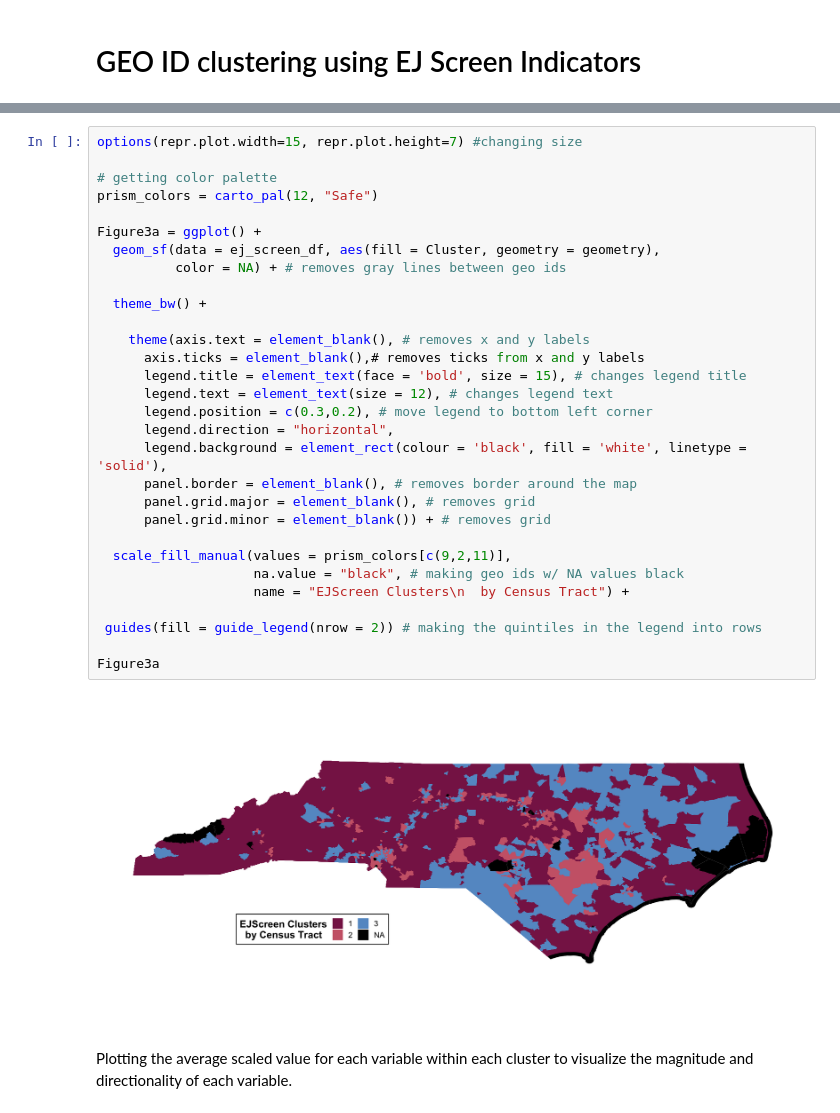
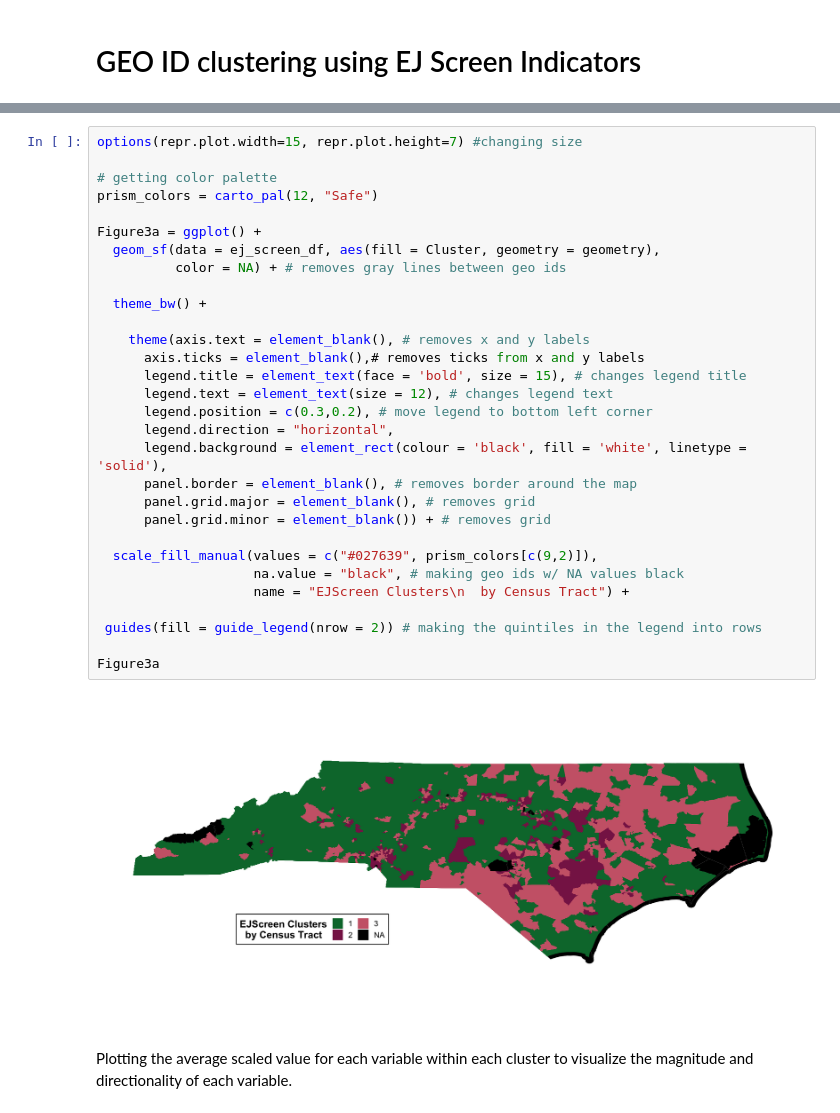
Before and after one commit to UNC-CEMALB/ENVIROSCAN, a Jupyter notebook: 5. NC Mapping/Mapping.ipynb, the cells around one changed output, grey strips where cells are left out. Cells and saved outputs as stored; diff of their text form.

```diff
--- a/5. NC Mapping/Mapping.ipynb
+++ b/5. NC Mapping/Mapping.ipynb
@@ -259,35 +259,35 @@ A data.frame: 6 × 26
 # %%
 options(repr.plot.width=15, repr.plot.height=7) #changing size
 
 # getting color palette
 prism_colors = carto_pal(12, "Safe")
 
 Figure3a = ggplot() +
   geom_sf(data = ej_screen_df, aes(fill = Cluster, geometry = geometry),
           color = NA) + # removes gray lines between geo ids
 
   theme_bw() +
 
     theme(axis.text = element_blank(), # removes x and y labels
       axis.ticks = element_blank(),# removes ticks from x and y labels
       legend.title = element_text(face = 'bold', size = 15), # changes legend title
       legend.text = element_text(size = 12), # changes legend text
       legend.position = c(0.3,0.2), # move legend to bottom left corner
       legend.direction = "horizontal",
       legend.background = element_rect(colour = 'black', fill = 'white', linetype = 'solid'),
       panel.border = element_blank(), # removes border around the map
       panel.grid.major = element_blank(), # removes grid
       panel.grid.minor = element_blank()) + # removes grid
 
-  scale_fill_manual(values = prism_colors[c(9,2,11)],
+  scale_fill_manual(values = c("#027639", prism_colors[c(9,2)]),
                     na.value = "black", # making geo ids w/ NA values black
                     name = "EJScreen Clusters\n  by Census Tract") +
 
  guides(fill = guide_legend(nrow = 2)) # making the quintiles in the legend into rows
 
 Figure3a
 # %% [output]
-[figure, old version]
+[figure, new version]
 # %% [markdown]
 Plotting the average scaled value for each variable within each cluster to visualize the magnitude and directionality of each variable.
 # %%
```
Also changed, not shown: parts of 3 cells of this notebook.
